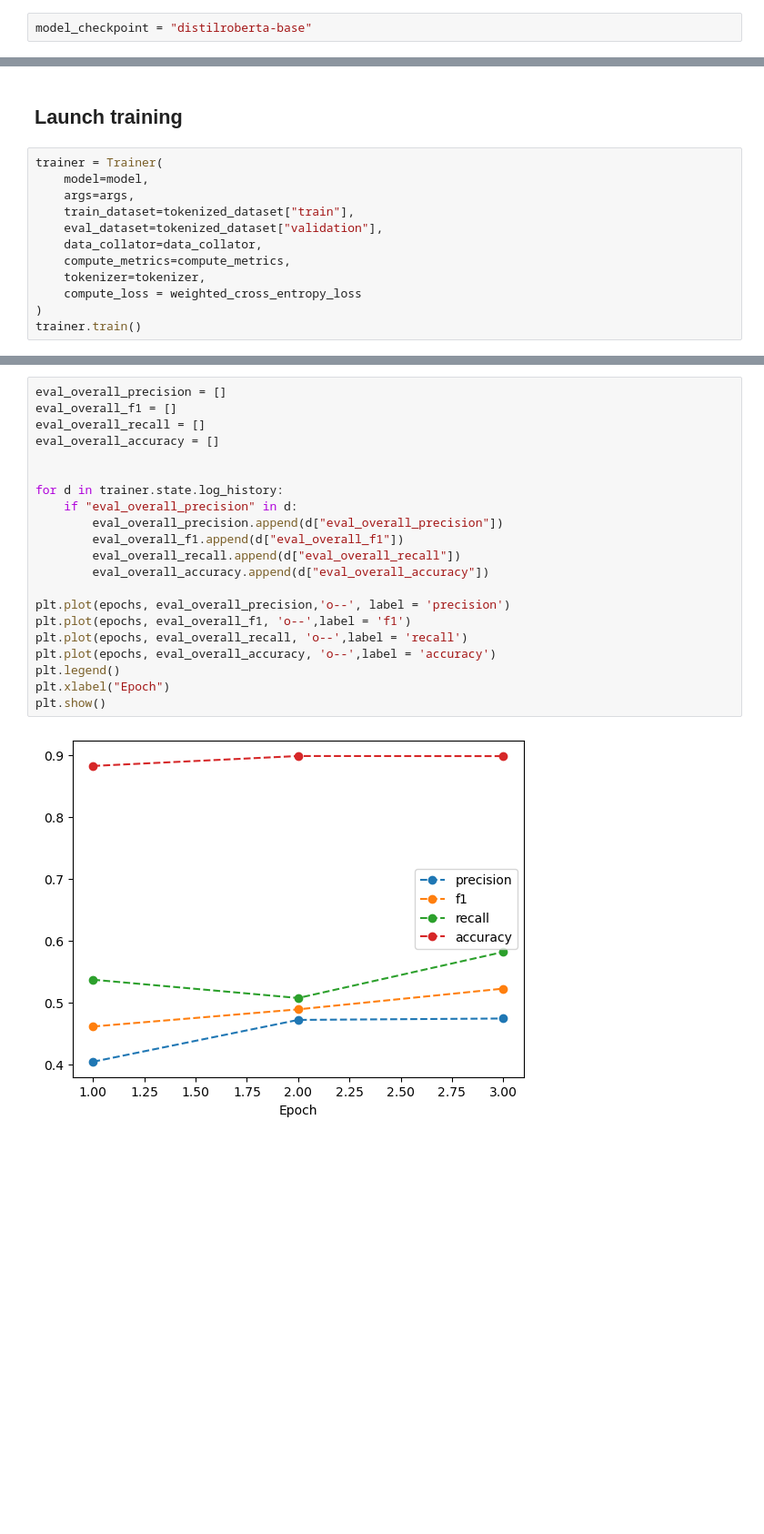
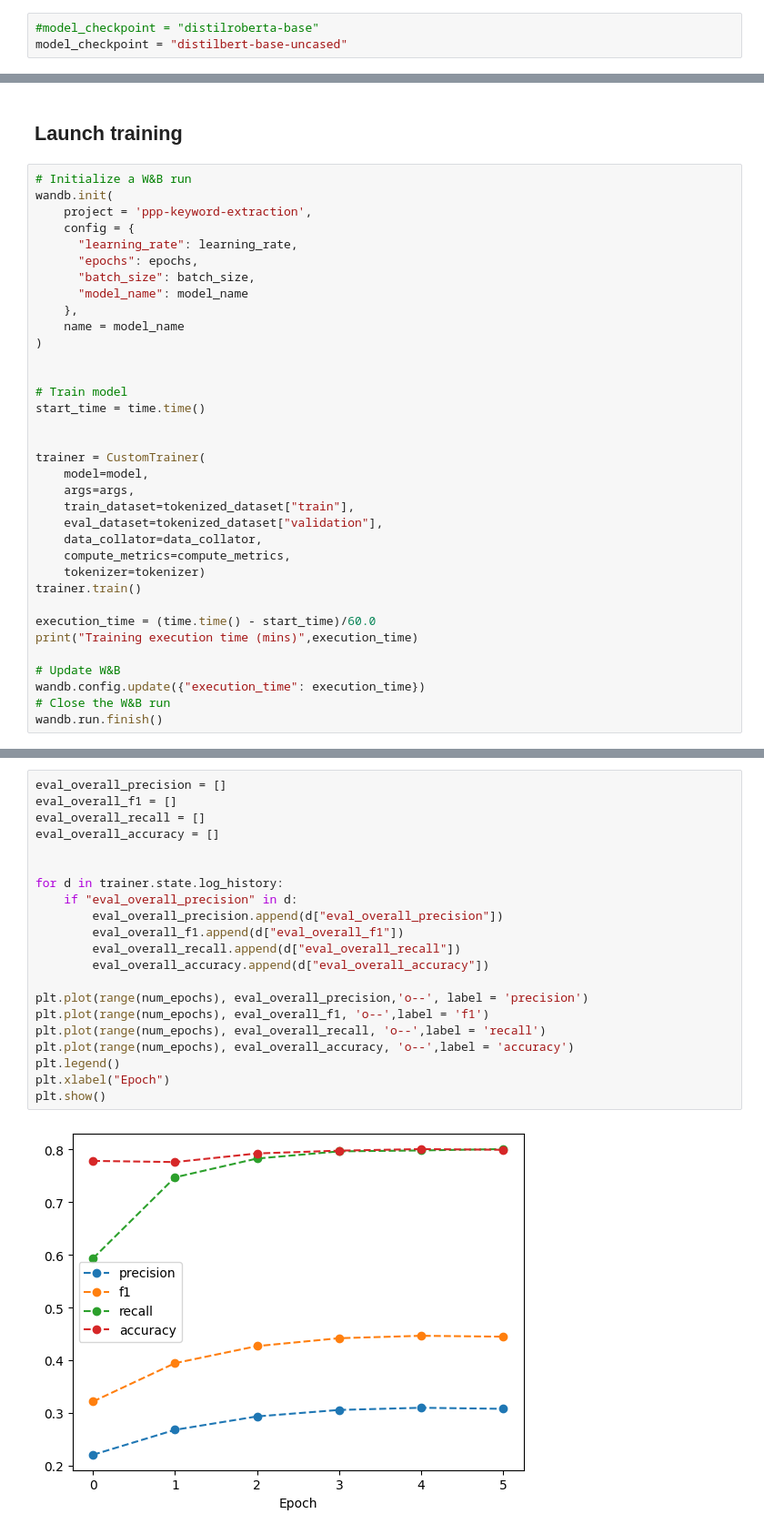
Before and after one commit to casgari/AC215_G4, a Jupyter notebook: notebooks/initial_model_construction.ipynb, the cells around one changed output, grey strips where cells are left out. Shown at 91% size. Saved outputs shown, nothing was run; the diff lists cells and outputs as text; blank space fills up the shorter version.

Commit message:
tested another base model and implemented prelim wandb

```diff
--- a/notebooks/initial_model_construction.ipynb
+++ b/notebooks/initial_model_construction.ipynb
@@ -84,4 +91,5 @@ Mapping integer to doc_bio_tag:
 # %% [markdown]
 ## Specifying the base model we want
 # %%
-model_checkpoint = "distilroberta-base"
+#model_checkpoint = "distilroberta-base"
+model_checkpoint = "distilbert-base-uncased"
@@ -240,15 +286,38 @@ def weighted_cross_entropy_loss():
 # %% [markdown]
 ## Launch training
 # %%
-trainer = Trainer(
+# Initialize a W&B run
+wandb.init(
+    project = 'ppp-keyword-extraction',
+    config = {
+      "learning_rate": learning_rate,
+      "epochs": epochs,
+      "batch_size": batch_size,
+      "model_name": model_name
+    },
+    name = model_name
+)
+
+
+# Train model
+start_time = time.time()
+
+
+trainer = CustomTrainer(
     model=model,
     args=args,
     train_dataset=tokenized_dataset["train"],
     eval_dataset=tokenized_dataset["validation"],
     data_collator=data_collator,
     compute_metrics=compute_metrics,
-    tokenizer=tokenizer,
-    compute_loss = weighted_cross_entropy_loss
-)
+    tokenizer=tokenizer)
 trainer.train()
+
+execution_time = (time.time() - start_time)/60.0
+print("Training execution time (mins)",execution_time)
+
+# Update W&B
+wandb.config.update({"execution_time": execution_time})
+# Close the W&B run
+wandb.run.finish()
 # %% [output]
@@ -283,23 +365,23 @@ plt.show()
 # %%
 eval_overall_precision = []
 eval_overall_f1 = []
 eval_overall_recall = []
 eval_overall_accuracy = []
 
 
 for d in trainer.state.log_history:
     if "eval_overall_precision" in d:
         eval_overall_precision.append(d["eval_overall_precision"])
         eval_overall_f1.append(d["eval_overall_f1"])
         eval_overall_recall.append(d["eval_overall_recall"])
         eval_overall_accuracy.append(d["eval_overall_accuracy"])
 
-plt.plot(epochs, eval_overall_precision,'o--', label = 'precision')
-plt.plot(epochs, eval_overall_f1, 'o--',label = 'f1')
-plt.plot(epochs, eval_overall_recall, 'o--',label = 'recall')
-plt.plot(epochs, eval_overall_accuracy, 'o--',label = 'accuracy')
+plt.plot(range(num_epochs), eval_overall_precision,'o--', label = 'precision')
+plt.plot(range(num_epochs), eval_overall_f1, 'o--',label = 'f1')
+plt.plot(range(num_epochs), eval_overall_recall, 'o--',label = 'recall')
+plt.plot(range(num_epochs), eval_overall_accuracy, 'o--',label = 'accuracy')
 plt.legend()
 plt.xlabel("Epoch")
 plt.show()
 # %% [output]
-[figure, old version]
+[figure, new version]
```
Also changed, not shown: parts of 22 cells of this notebook.
